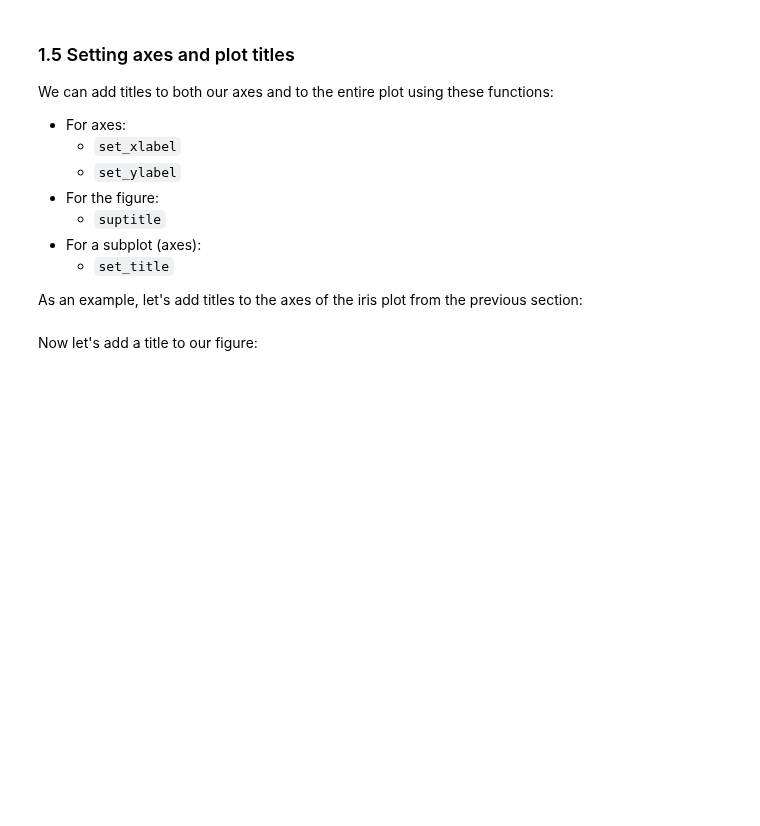
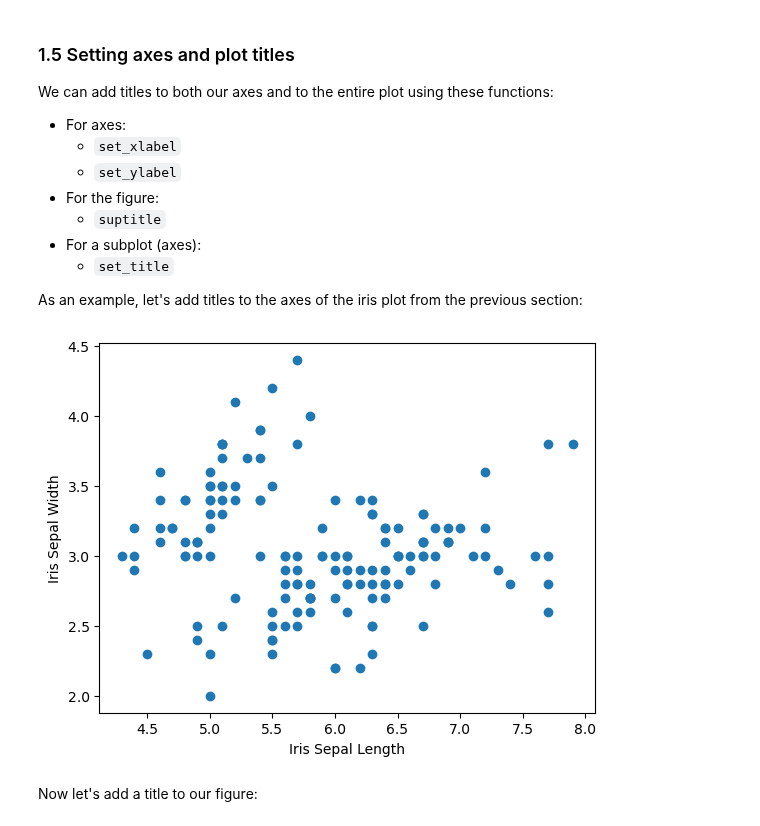
Before and after one commit to ninkuu/Data-Analytics-With-Python, a Jupyter notebook: Module2-Data_Analytics/A07-Matplotlib.ipynb, the cells around one changed output. Cells and saved outputs as stored; diff of their text form; code cells hidden in the pictures; blank space fills up the shorter version.

```diff
--- a/Module2-Data_Analytics/A07-Matplotlib.ipynb
+++ b/Module2-Data_Analytics/A07-Matplotlib.ipynb
@@ -190,15 +190,17 @@ As an example, let's add titles to the axes of the iris plot from the previous s
 # %%
 # Create the scatterplot
 fig = plt.figure()
 ax = fig.add_subplot(1, 1, 1)
 ax.scatter(df['sepal_length'], df['sepal_width'])
 
 # Add axes titles
-ax.axes.set_xlabel('Sepal Length')
-ax.axes.set_ylabel('Sepal Width')
+ax.axes.set_xlabel('Iris Sepal Length')
+ax.axes.set_ylabel('Iris Sepal Width')
 
 # Show the plot with labels
 plt.show()
+# %% [output]
+[figure, added]
 # %% [markdown]
 Now let's add a title to our figure:
 # %%
```
Also changed, not shown: parts of 2 cells of this notebook.
